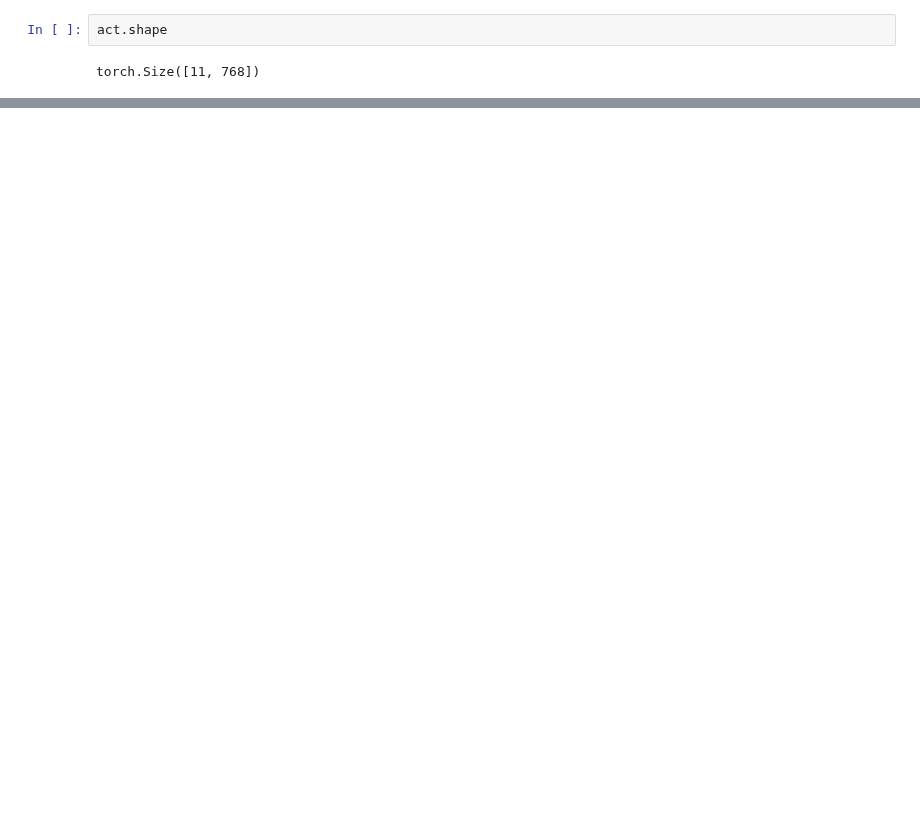
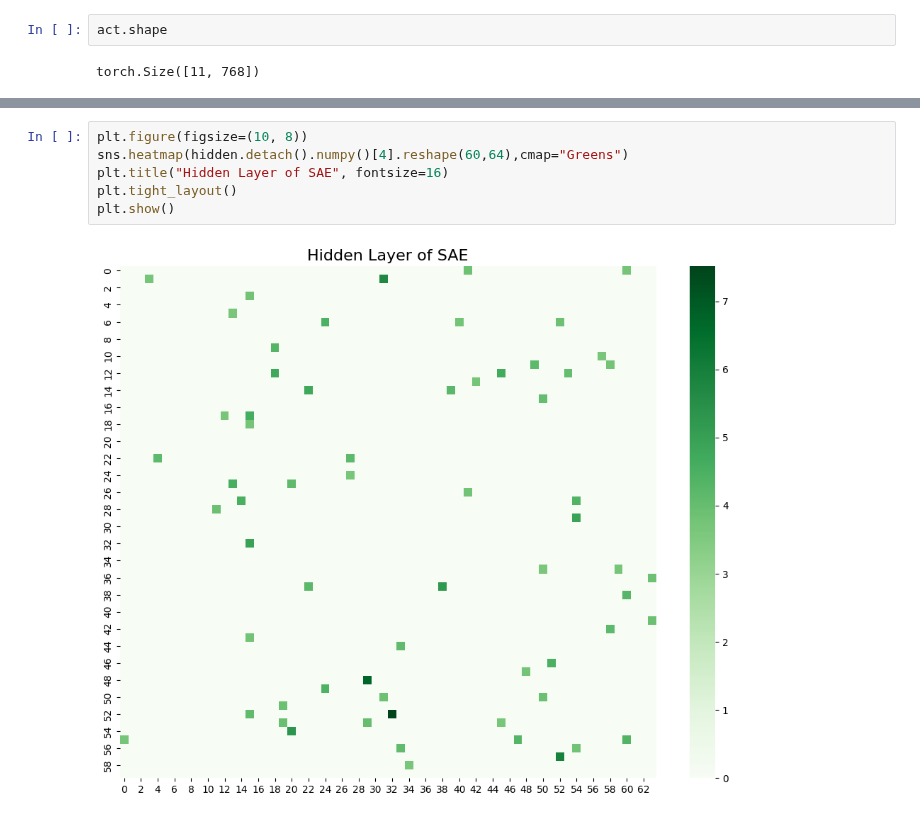
Before and after one commit to dnzy06/sae-project, a Jupyter notebook: notebooks/03_visualization.ipynb, the cells around one changed output, grey strips where cells are left out. Cells and saved outputs as stored; diff of their text form; blank space fills up the shorter version.

```diff
--- a/notebooks/03_visualization.ipynb
+++ b/notebooks/03_visualization.ipynb
@@ -90,0 +131,8 @@ torch.Size([11, 768])
+# %%
+plt.figure(figsize=(10, 8))
+sns.heatmap(hidden.detach().numpy()[4].reshape(60,64),cmap="Greens")
+plt.title("Hidden Layer of SAE", fontsize=16)
+plt.tight_layout()
+plt.show()
+# %% [output]
+[figure, added]
```
Also changed, not shown: parts of 6 cells of this notebook, 5 other files.
